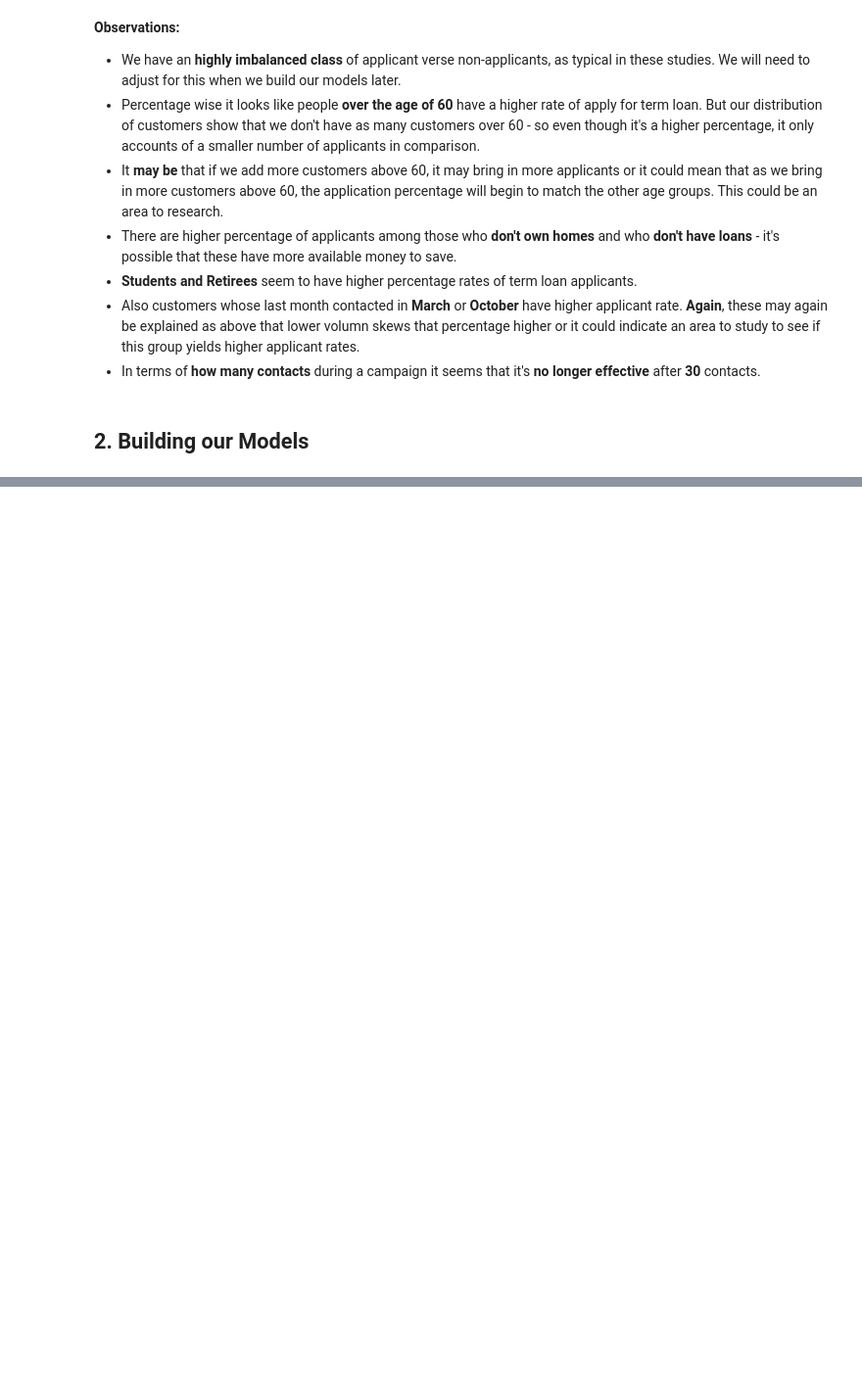
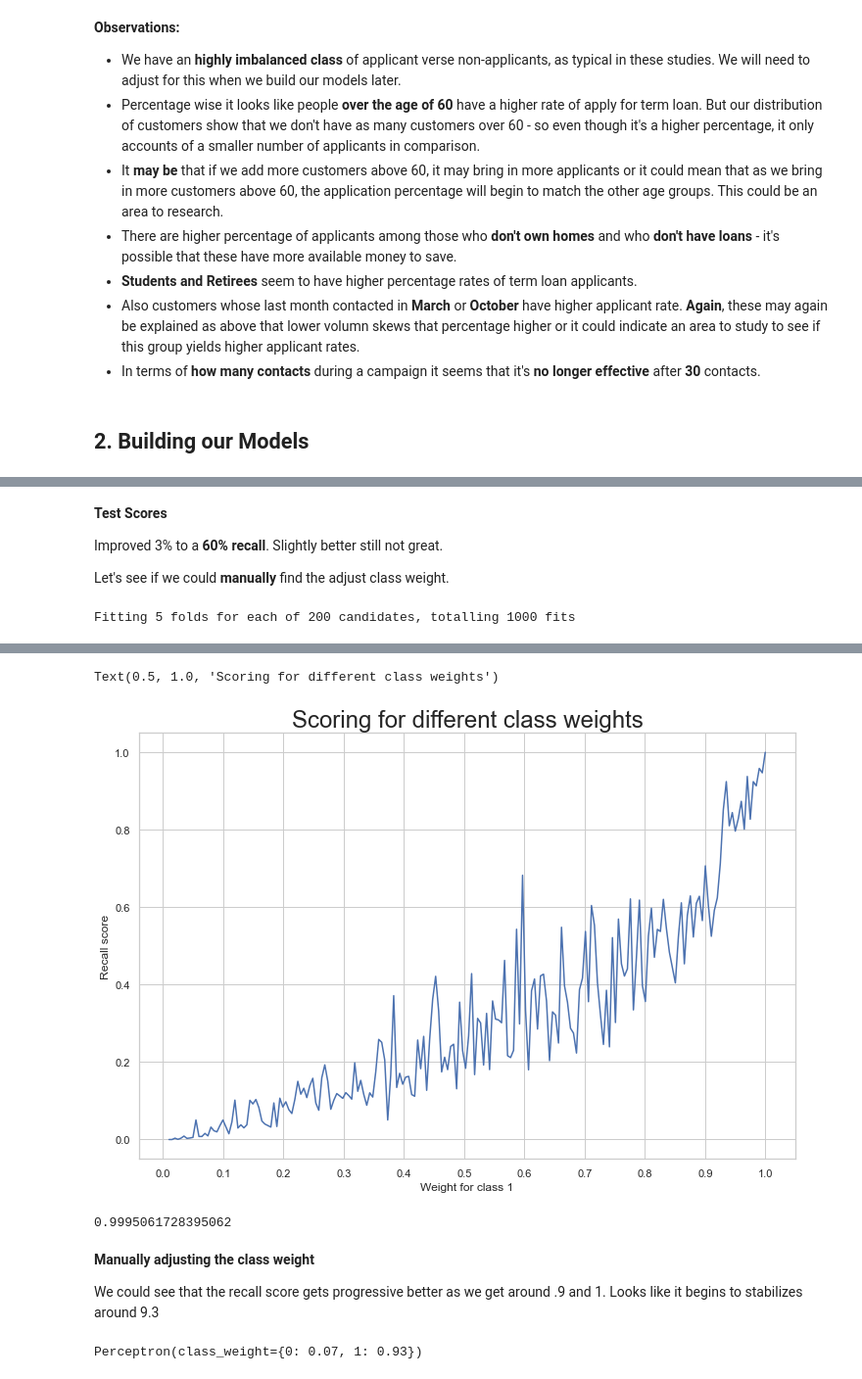
Before and after one commit to kre8tions/Apziva, a Jupyter notebook: cbxr8ZpqR79rOXna/cbxr8ZpqR79rOXna.ipynb, the cells around one changed output, grey strips where cells are left out. Shown at 98% size. Saved outputs shown, nothing was run; the diff lists cells and outputs as text; code cells hidden in the pictures; blank space fills up the shorter version.

```diff
--- a/cbxr8ZpqR79rOXna/cbxr8ZpqR79rOXna.ipynb
+++ b/cbxr8ZpqR79rOXna/cbxr8ZpqR79rOXna.ipynb
@@ -730,0 +811,36 @@ metrics_score(y_test, y_test_pred_perc)
+# %% [markdown]
+**Test Scores**
+
+Improved 3% to a **60% recall**. Slightly better still not great.
+
+Let's see if we could **manually** find the adjust class weight.
+# %%
+# building a plot to find optimal class weight for better recall scores
+from sklearn.model_selection import GridSearchCV, StratifiedKFold
+perc_clf = Perceptron()
+
+#Setting the range for class weights
+weights = np.linspace(0.0,0.99,200)
+
+#Creating a dictionary grid for grid search
+param_grid = {'class_weight': [{0:x, 1:1.0-x} for x in weights]}
+
+#Fitting grid search to the train data with 5 folds
+gridsearch = GridSearchCV(estimator= perc_clf,
+                          param_grid= param_grid,
+                          cv=StratifiedKFold(),
+                          n_jobs=-1,
+                          scoring='recall',
+                          verbose=2).fit(x_train, y_train)
+
+#Ploting the score for different values of weight
+sns.set_style('whitegrid')
+plt.figure(figsize=(12,8))
+weigh_data = pd.DataFrame({ 'score': gridsearch.cv_results_['mean_test_score'], 'weight': (1- weights)})
+sns.lineplot(weigh_data['weight'], weigh_data['score'])
+plt.xlabel('Weight for class 1')
+plt.ylabel('Recall score')
+plt.xticks([round(i/10,1) for i in range(0,11,1)])
+plt.title('Scoring for different class weights', fontsize=24)
+# %% [output]
+Fitting 5 folds for each of 200 candidates, totalling 1000 fits
@@ -730,0 +853,10 @@ metrics_score(y_test, y_test_pred_perc)
+Text(0.5, 1.0, 'Scoring for different class weights')
+[figure, added]
+# %%
+weigh_data['score'].max()
+# %% [output]
+0.9995061728395062
+# %% [markdown]
+**Manually adjusting the class weight**
+
+We could see that the recall score gets progressive better as we get around .9 and 1.  Looks like it begins to stabilizes around 9.3
@@ -730,0 +868,5 @@ metrics_score(y_test, y_test_pred_perc)
+# %%
+# fitting perceptron classifier
+perc_clf.fit(x_train, y_train)
+# %% [output]
+Perceptron(class_weight={0: 0.07, 1: 0.93})
```
Also changed, not shown: parts of 63 cells of this notebook.
